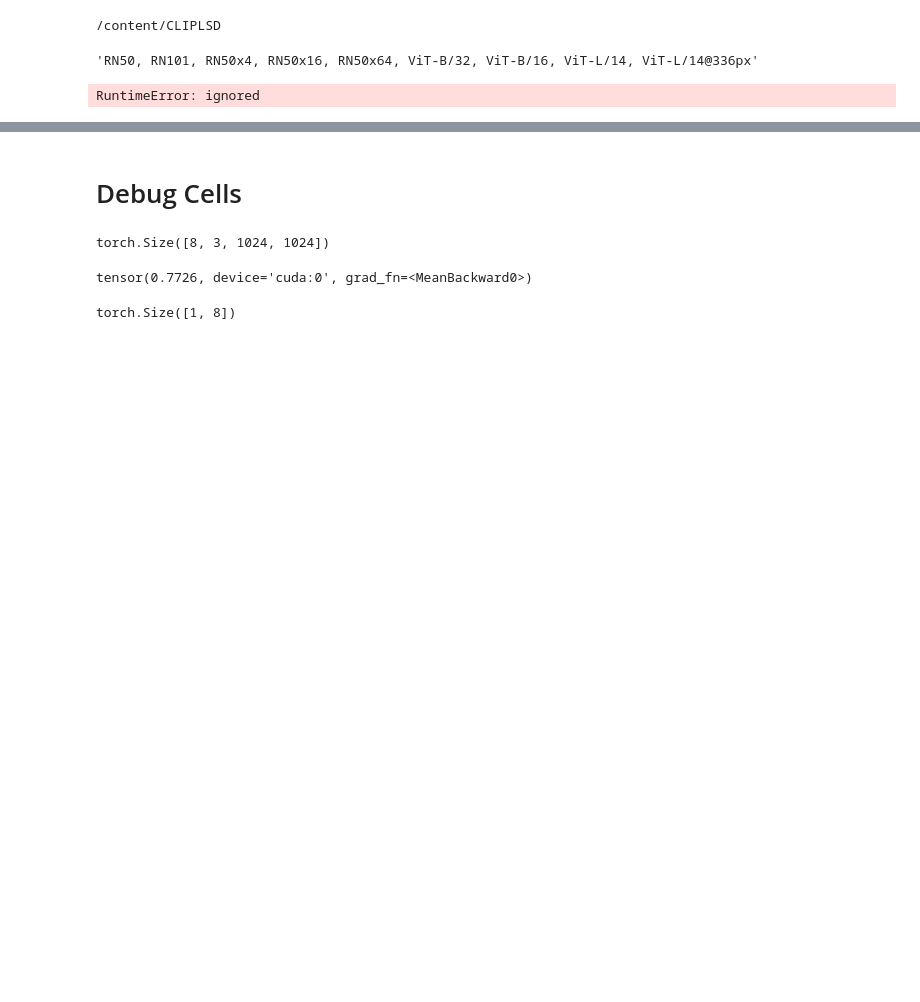
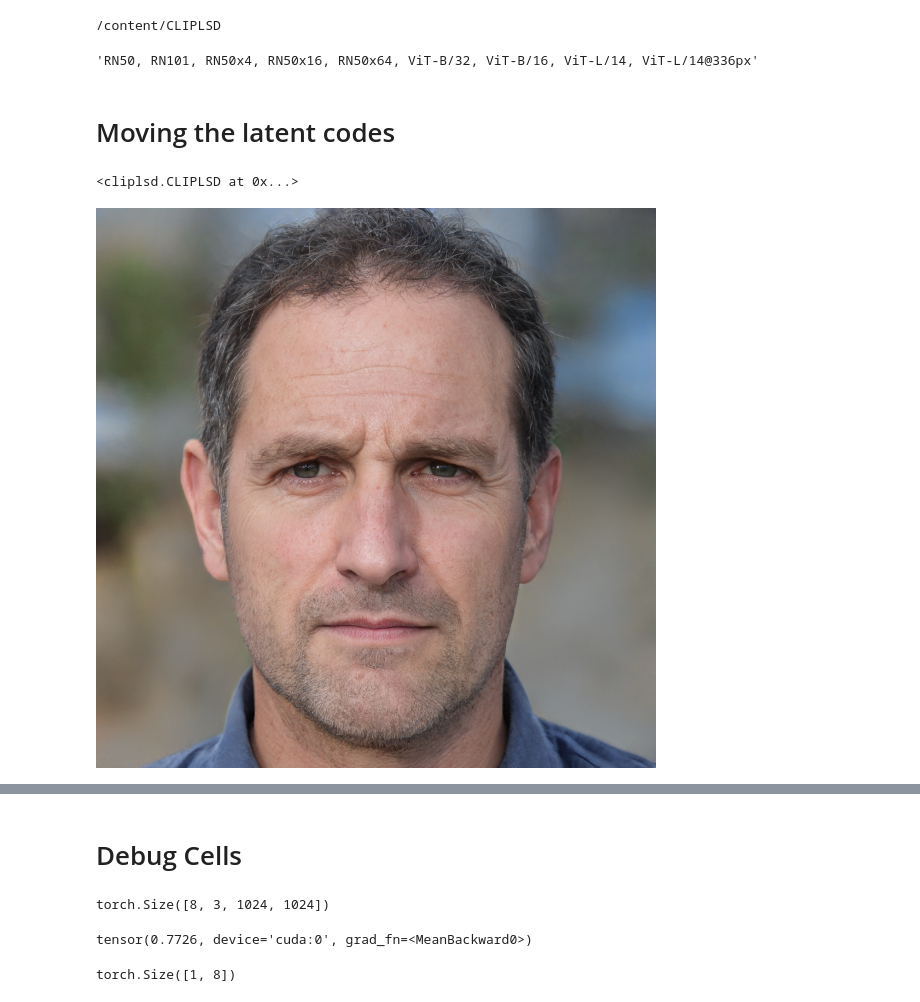
Before and after one commit to IVRL/LELSD, a Jupyter notebook: notebooks/experiment2.ipynb, the cells around one changed output, grey strips where cells are left out. Saved outputs shown, nothing was run; the diff lists cells and outputs as text; code cells hidden in the pictures; blank space fills up the shorter version.

```diff
--- a/notebooks/experiment2.ipynb
+++ b/notebooks/experiment2.ipynb
@@ -84,8 +87,8 @@ clip_model, clip_preprocess = clip.load("ViT-B/32")
 # %%
 latent_space = "Z"
 loss_function = "L2"
+semantic_text = "a photo of a person with glasses"
 num_latent_dirs = 1
-part_name = "mouth"
 lr = 0.001
 min_alpha_value = -1.0
 max_alpha_value = 1.0
@@ -96,11 +99,11 @@ l2_lambda = 1.0
 batch_size = 1
 localization_layers = list(range(1, 18))
 localization_layer_weights = None
-log_dir = f'{exp_dir}/cliplsd_stylegan2_ffhq/{latent_space}_{loss_function}/{num_latent_dirs}D/face_bisenet/{part_name}'
+log_dir = f'{exp_dir}/cliplsd_stylegan2_ffhq/{latent_space}_{loss_function}/{num_latent_dirs}D/face_bisenet/{semantic_text}'
 torch.autograd.set_detect_anomaly(True)
 lelsd = CLIPLSD(device=device,
                 localization_layers=localization_layers,
-                semantic_text="a photo of a person with glasses",
+                semantic_text=semantic_text,
                 loss_function=loss_function,
                 localization_layer_weights=localization_layer_weights,
                 n_layers=18,
@@ -122,5 +125,5 @@ lelsd.fit(sample_generator, clip_model, clip_preprocess, num_batches=200 * num_l
           num_lr_halvings=3,
           pgbar=True, summary=True)
 lelsd.save()
-# %% [output]
-RuntimeError: ignored
+# %% [markdown]
+# Moving the latent codes
@@ -126,0 +135,10 @@ RuntimeError: ignored
+# %%
+lelsd.load('/content/CLIPLSD/out/cliplsd_stylegan2_ffhq/Z_L2/1D/face_bisenet/a photo of a person with glasses/Apr26_20-50-38/model.pth')
+# %% [output]
+<cliplsd.CLIPLSD at 0x...>
+# %%
+batch = sample_generator.generate_batch(seed=1, return_image=True)
+# %%
+batch["image"][0]
+# %% [output]
+[figure, added]
```
Also changed, not shown: parts of 6 cells of this notebook.
